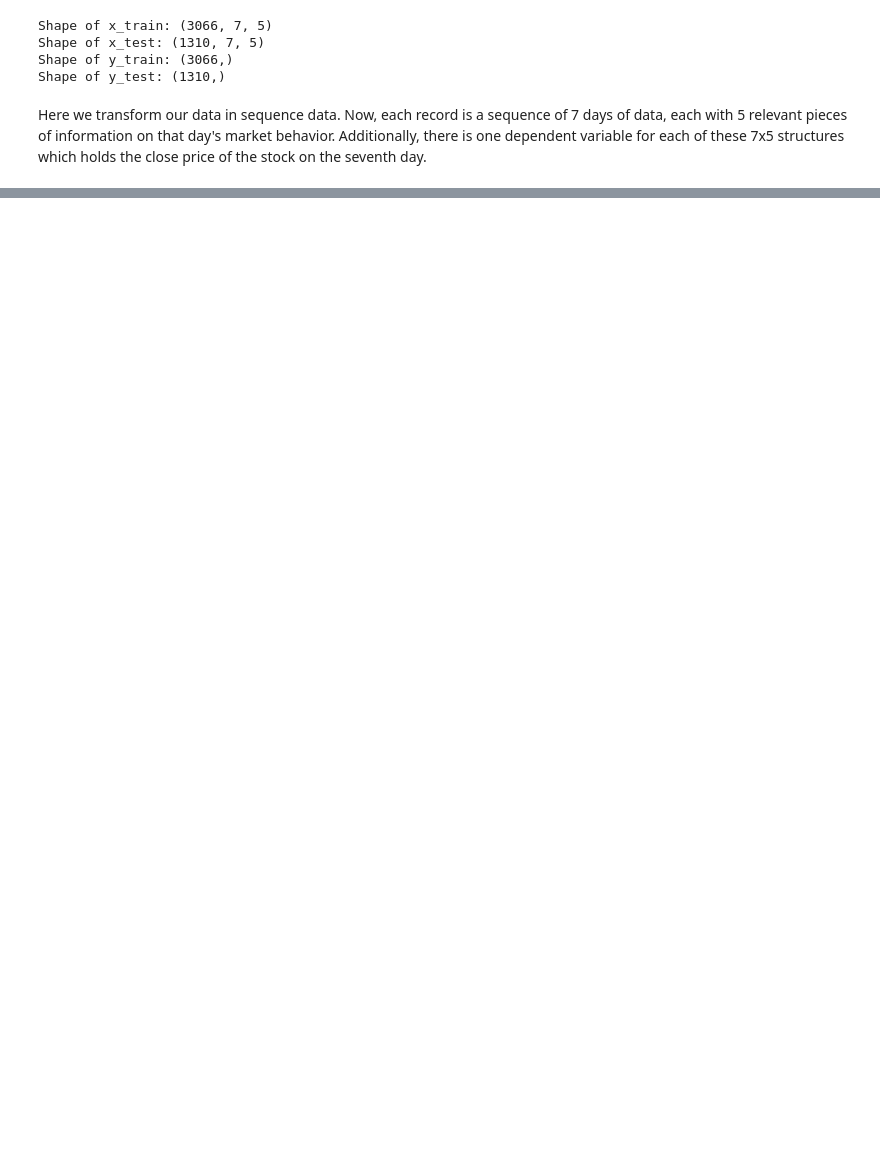
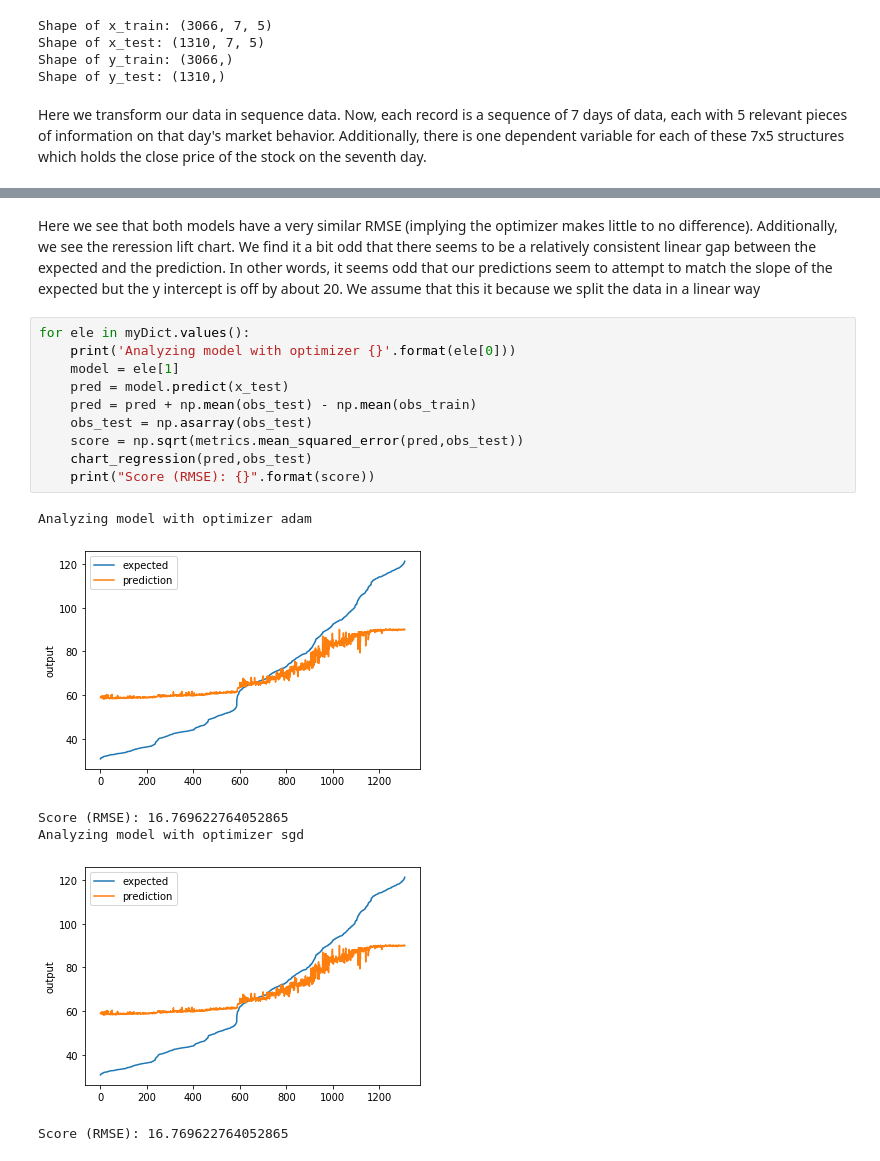
Before and after one commit to jrbyrnes/csc215, a Jupyter notebook: proj2/Proj2.ipynb, the cells around one changed output, grey strips where cells are left out. Saved outputs shown, nothing was run; the diff lists cells and outputs as text; blank space fills up the shorter version.

```diff
--- a/proj2/Proj2.ipynb
+++ b/proj2/Proj2.ipynb
@@ -155,0 +171,19 @@ Score (RMSE): 20.40160763662155
+# %% [markdown]
+Here we see that both models have a very similar RMSE (implying the optimizer makes little to no difference). Additionally, we see the reression lift chart. We find it a bit odd that there seems to be a relatively consistent linear gap between the expected and the prediction. In other words, it seems odd that our predictions seem to attempt to match the slope of the expected but the y intercept is off by about 20. We assume that this it because we split the data in a linear way
+# %%
+for ele in myDict.values():
+    print('Analyzing model with optimizer {}'.format(ele[0]))
+    model = ele[1]
+    pred = model.predict(x_test)
+    pred = pred + np.mean(obs_test) - np.mean(obs_train)
+    obs_test = np.asarray(obs_test)
+    score = np.sqrt(metrics.mean_squared_error(pred,obs_test))
+    chart_regression(pred,obs_test)
+    print("Score (RMSE): {}".format(score))
+# %% [output]
+Analyzing model with optimizer adam
+[figure, added]
+Score (RMSE): 16.769622764052865
+Analyzing model with optimizer sgd
+[figure, added]
+Score (RMSE): 16.769622764052865
```
Also changed, not shown: parts of 13 cells of this notebook, 1 other file.
